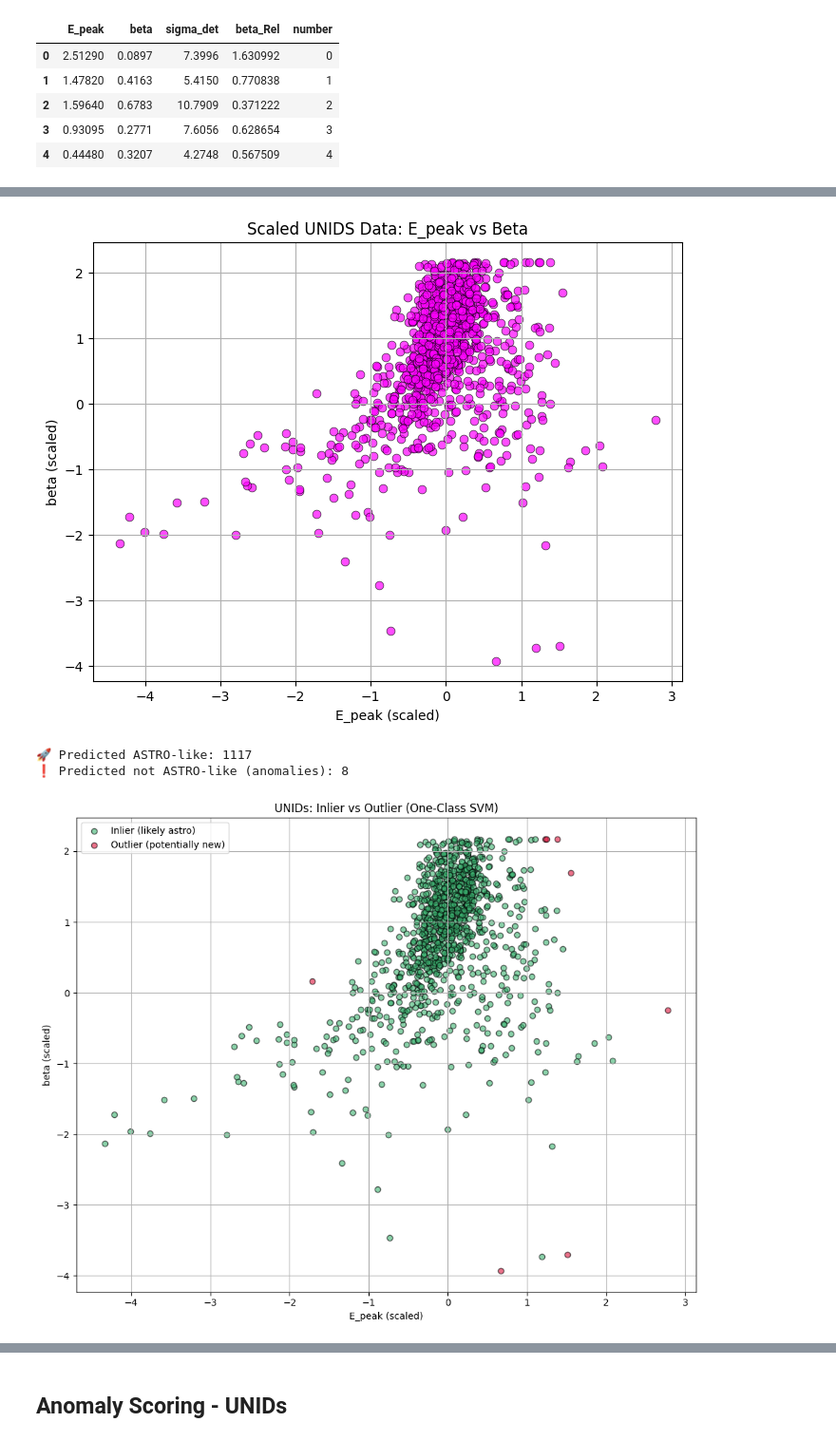
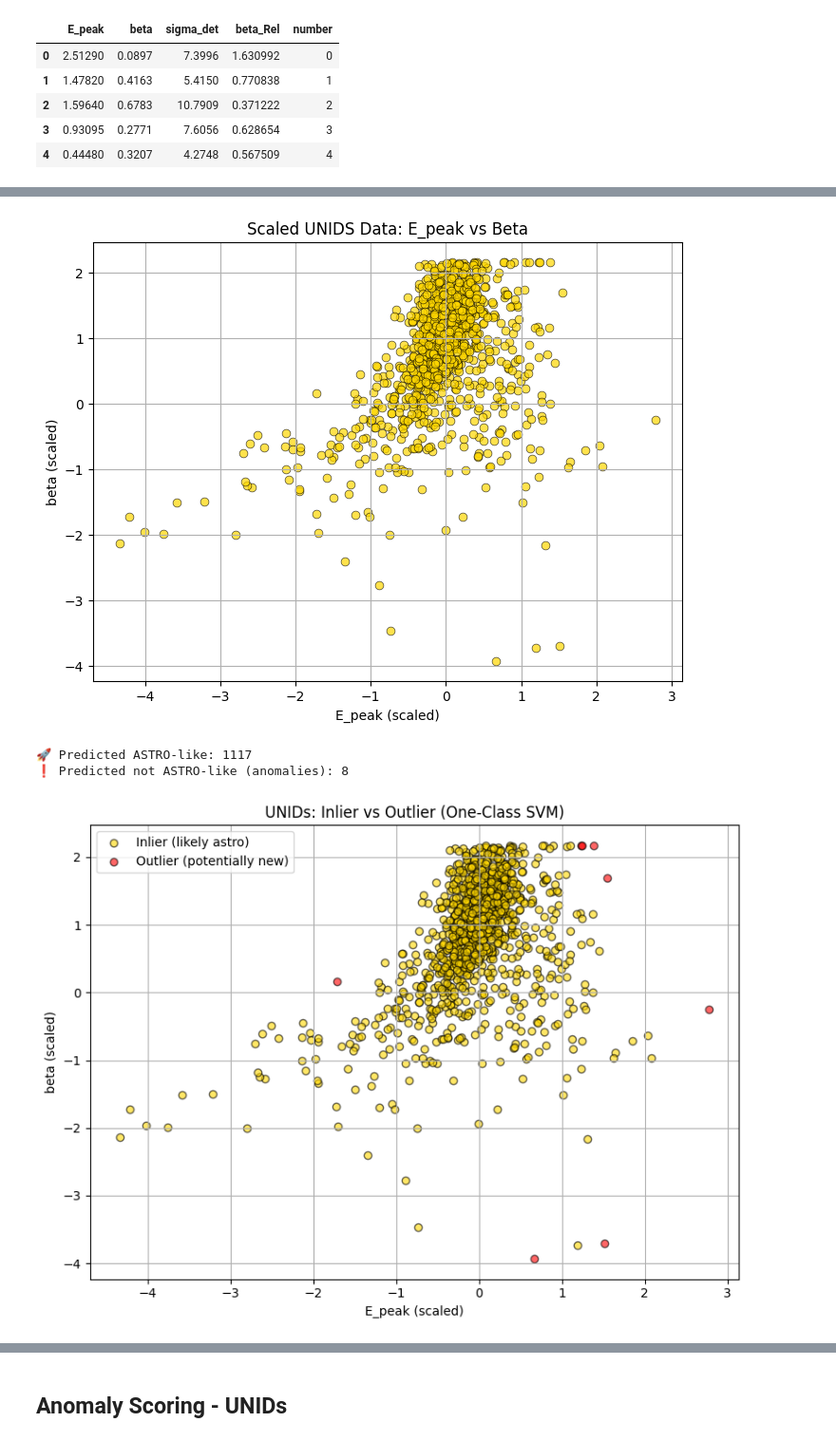
Before and after one commit to martacanirome4/DarkMatter_ML_TFG, a Jupyter notebook: notebooks/2F_OCSVM_astro_vs_unids.ipynb, the cells around one changed output, grey strips where cells are left out. Shown at 95% size. Drawn from its saved outputs; the diff is of its cells as text; code cells hidden in the pictures.

```diff
--- a/notebooks/2F_OCSVM_astro_vs_unids.ipynb
+++ b/notebooks/2F_OCSVM_astro_vs_unids.ipynb
@@ -342,7 +342,7 @@ plt.figure(figsize=(8, 6))
 sns.scatterplot(
     x=X_unids_scaled[:, 1],
     y=X_unids_scaled[:, 0],
-    color="magenta",  # "skyblue" "cornflowerblue"
+    color="gold",  # "skyblue" "cornflowerblue"
     edgecolor='k',
     alpha=0.7,
     s=40
@@ -353,7 +353,7 @@ plt.ylabel("beta (scaled)")
 plt.grid(True)
 plt.show()
 # %% [output]
-[figure, old version]
+[figure, new version]
 # %%
 # Predecir sobre unids usando el mejor modelo
 # preds_non_astro = best_model.predict(X_unids_scaled)
@@ -370,20 +370,20 @@ print(f"❗ Predicted not ASTRO-like (anomalies): {n_outliers}")
 # %%
 inliers = X_unids_scaled[unids_preds == 1]
 outliers = X_unids_scaled[unids_preds == -1]
 
-plt.figure(figsize=(10, 8))
-plt.scatter(inliers[:, 1], inliers[:, 0], c='mediumseagreen', edgecolors='k', label='Inlier (likely astro)', alpha=0.6)
-plt.scatter(outliers[:, 1], outliers[:, 0], c='crimson', edgecolors='k', label='Outlier (potentially new)', alpha=0.6)
+plt.figure(figsize=(8, 6))
+plt.scatter(inliers[:, 1], inliers[:, 0], c='gold', edgecolors='k', label='Inlier (likely astro)', alpha=0.6)
+plt.scatter(outliers[:, 1], outliers[:, 0], c='red', edgecolors='k', label='Outlier (potentially new)', alpha=0.6)
 
 plt.xlabel("E_peak (scaled)")
 plt.ylabel("beta (scaled)")
 plt.title("UNIDs: Inlier vs Outlier (One-Class SVM)")
 plt.legend()
 plt.grid(True)
 plt.tight_layout()
 plt.show()
 # %% [output]
-[figure, old version]
+[figure, new version]
 # %%
 # Create meshgrid (with correct feature order: [beta, E_peak])
 xx, yy = np.meshgrid(
```
Also changed, not shown: parts of 10 cells of this notebook, 5 other files.
